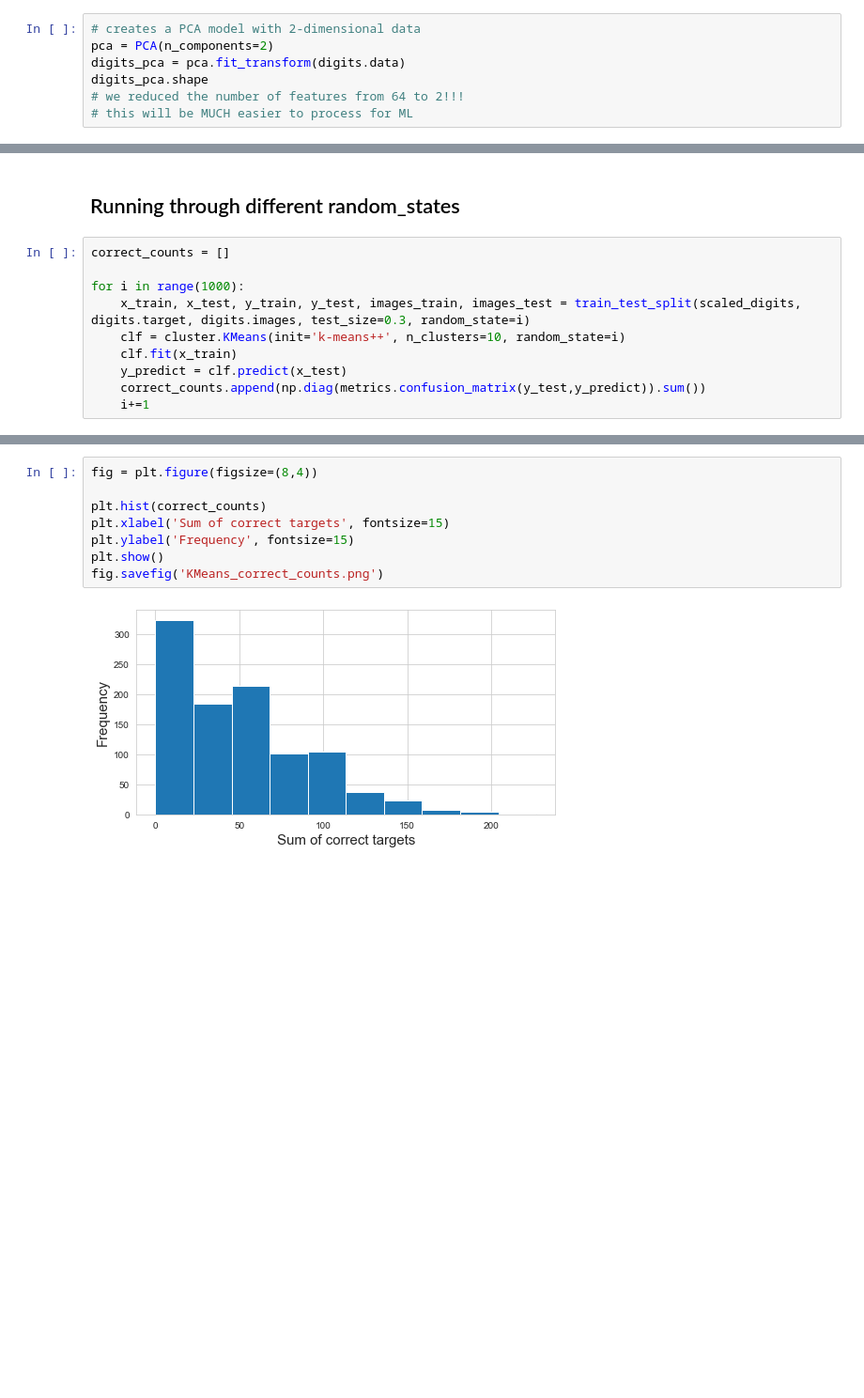
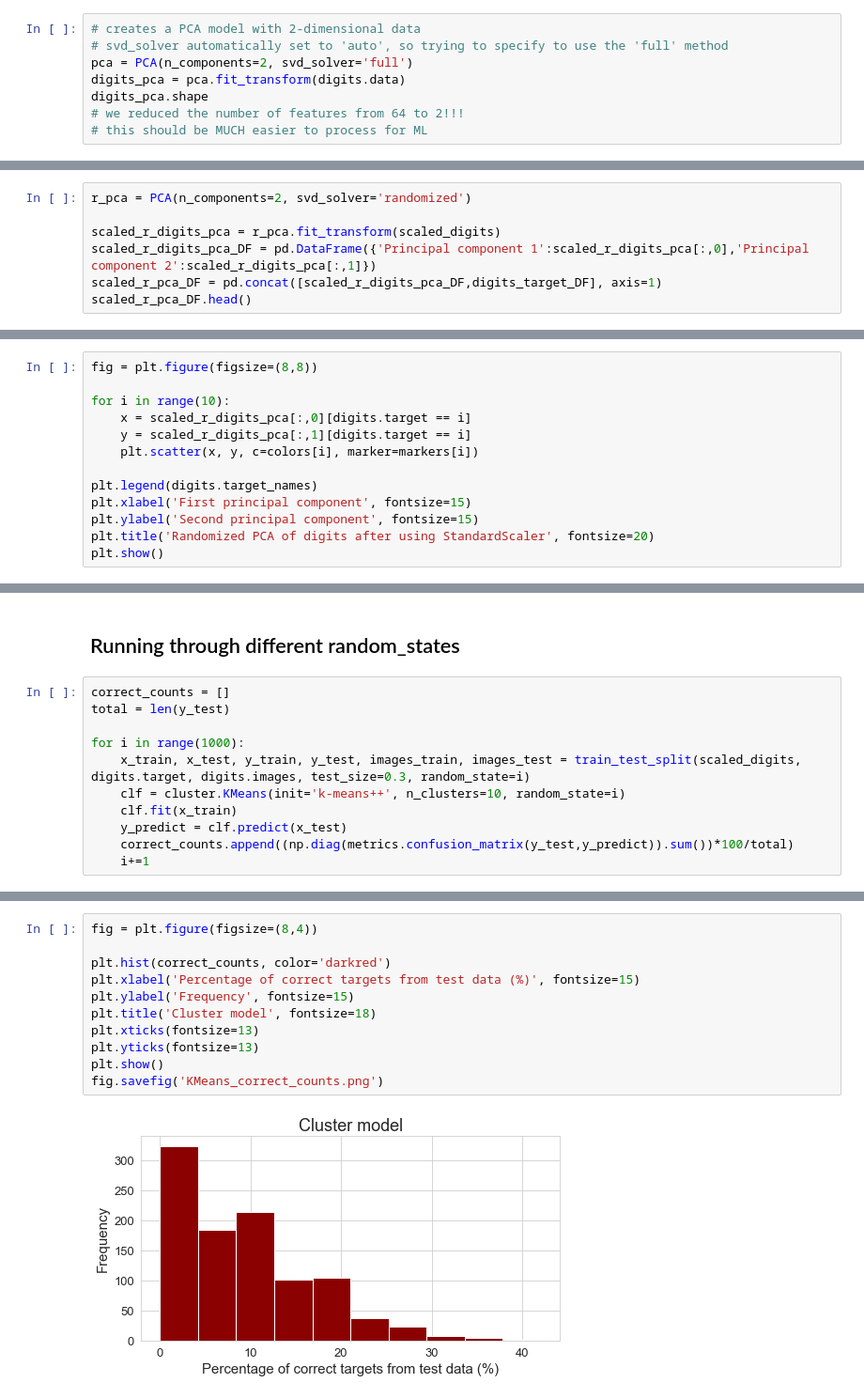
Before and after one commit to nataliemica/Digits-ML-practice, a Jupyter notebook: digits_ML_practice.ipynb, the cells around one changed output, grey strips where cells are left out. Shown at 94% size. Saved outputs shown, nothing was run; the diff lists cells and outputs as text; blank space fills up the shorter version.

```diff
--- a/digits_ML_practice.ipynb
+++ b/digits_ML_practice.ipynb
@@ -60,11 +62,12 @@ plt.show()
 # Using Principal Component Analysis (PCA) to reduce dimensions
 # %%
 # creates a PCA model with 2-dimensional data
-pca = PCA(n_components=2)
+# svd_solver automatically set to 'auto', so trying to specify to use the 'full' method
+pca = PCA(n_components=2, svd_solver='full')
 digits_pca = pca.fit_transform(digits.data)
 digits_pca.shape
 # we reduced the number of features from 64 to 2!!!
-# this will be MUCH easier to process for ML
+# this should be MUCH easier to process for ML
 # %% [output]
 (1797, 2)
 # %%
@@ -150,0 +158,7 @@ The PCA data contains 21.59 percent of the information contained in the original
+# %%
+r_pca = PCA(n_components=2, svd_solver='randomized')
+
+scaled_r_digits_pca = r_pca.fit_transform(scaled_digits)
+scaled_r_digits_pca_DF = pd.DataFrame({'Principal component 1':scaled_r_digits_pca[:,0],'Principal component 2':scaled_r_digits_pca[:,1]})
+scaled_r_pca_DF = pd.concat([scaled_r_digits_pca_DF,digits_target_DF], axis=1)
+scaled_r_pca_DF.head()
@@ -150,0 +172,13 @@ The PCA data contains 21.59 percent of the information contained in the original
+# %%
+fig = plt.figure(figsize=(8,8))
+
+for i in range(10):
+    x = scaled_r_digits_pca[:,0][digits.target == i]
+    y = scaled_r_digits_pca[:,1][digits.target == i]
+    plt.scatter(x, y, c=colors[i], marker=markers[i])
+
+plt.legend(digits.target_names)
+plt.xlabel('First principal component', fontsize=15)
+plt.ylabel('Second principal component', fontsize=15)
+plt.title('Randomized PCA of digits after using StandardScaler', fontsize=20)
+plt.show()
@@ -224,11 +274,12 @@ Number of times the algorithm got it right: 50, that's 9.26% of the test sample
 ## Running through different random_states
 # %%
 correct_counts = []
+total = len(y_test)
 
 for i in range(1000):
     x_train, x_test, y_train, y_test, images_train, images_test = train_test_split(scaled_digits, digits.target, digits.images, test_size=0.3, random_state=i)
     clf = cluster.KMeans(init='k-means++', n_clusters=10, random_state=i)
     clf.fit(x_train)
     y_predict = clf.predict(x_test)
-    correct_counts.append(np.diag(metrics.confusion_matrix(y_test,y_predict)).sum())
+    correct_counts.append((np.diag(metrics.confusion_matrix(y_test,y_predict)).sum())*100/total)
     i+=1
@@ -238,10 +286,13 @@ sb.set_style('whitegrid')
 # %%
 fig = plt.figure(figsize=(8,4))
 
-plt.hist(correct_counts)
-plt.xlabel('Sum of correct targets', fontsize=15)
+plt.hist(correct_counts, color='darkred')
+plt.xlabel('Percentage of correct targets from test data (%)', fontsize=15)
 plt.ylabel('Frequency', fontsize=15)
+plt.title('Cluster model', fontsize=18)
+plt.xticks(fontsize=13)
+plt.yticks(fontsize=13)
 plt.show()
 fig.savefig('KMeans_correct_counts.png')
 # %% [output]
-[figure, old version]
+[figure, new version]
```
Also changed, not shown: parts of 25 cells of this notebook, 3 other files.
